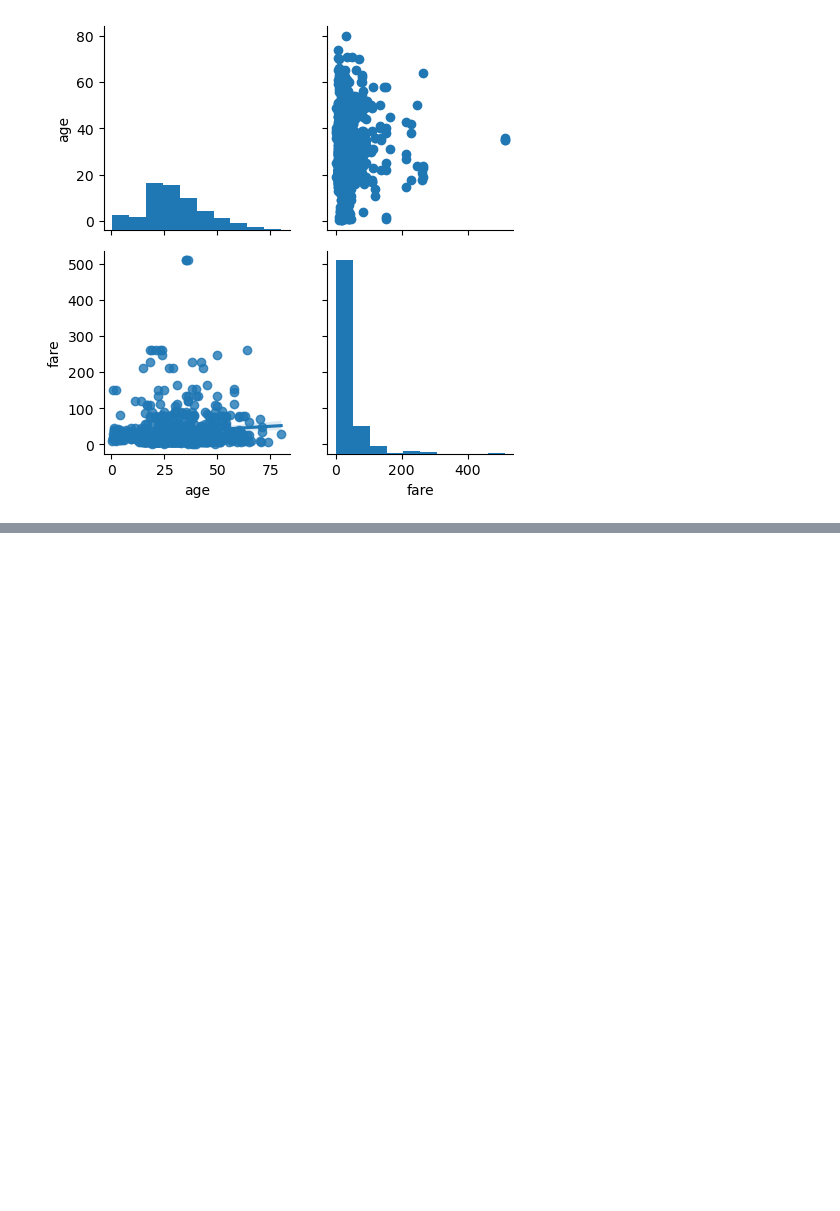
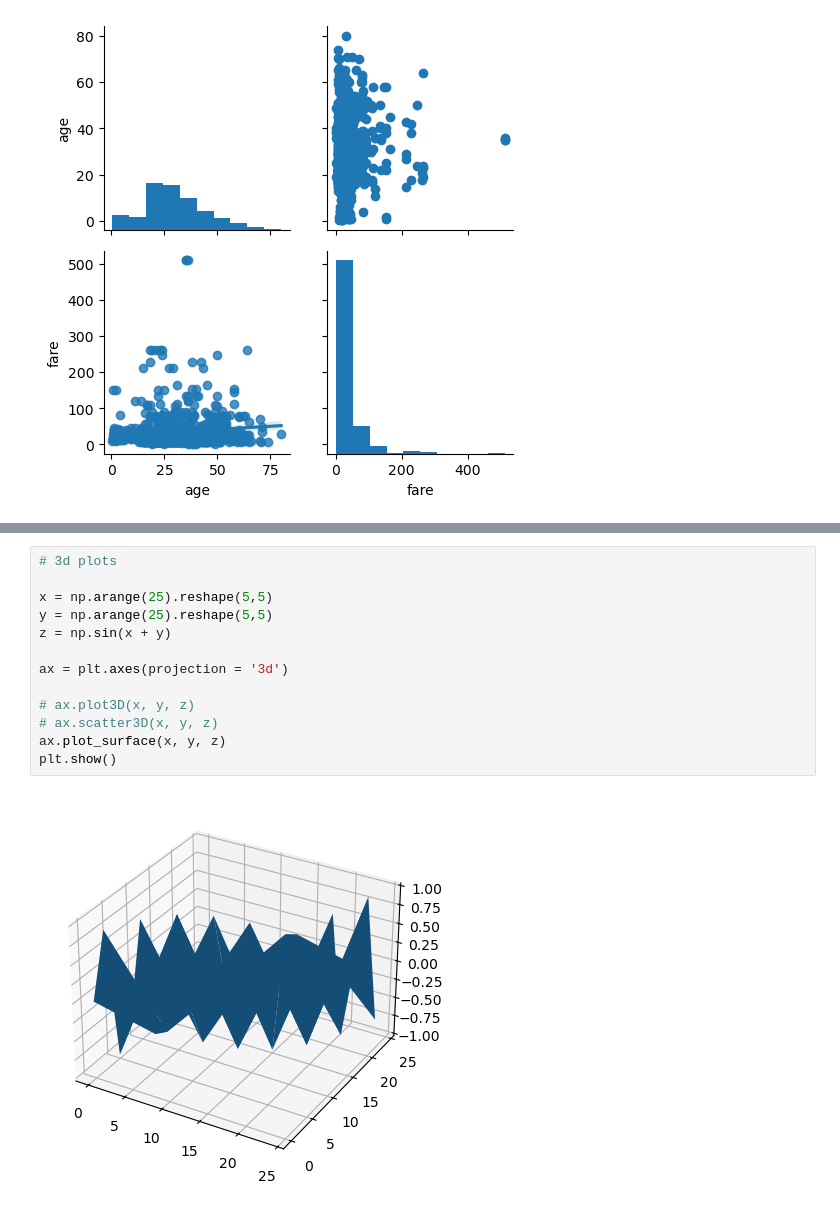
Before and after one commit to gkbichara/Programming-Tools, a Jupyter notebook: Lecture-17/notebook.ipynb, the cells around one changed output, grey strips where cells are left out. Saved outputs shown, nothing was run; the diff lists cells and outputs as text; blank space fills up the shorter version.

```diff
--- a/Lecture-17/notebook.ipynb
+++ b/Lecture-17/notebook.ipynb
@@ -69,0 +95,15 @@ sns.PairGrid(data = df[['age', 'fare']]).map_diag(plt.hist).map_upper(plt.scatte
+# %%
+# 3d plots
+
+x = np.arange(25).reshape(5,5)
+y = np.arange(25).reshape(5,5)
+z = np.sin(x + y)
+
+ax = plt.axes(projection = '3d')
+
+# ax.plot3D(x, y, z)
+# ax.scatter3D(x, y, z)
+ax.plot_surface(x, y, z)
+plt.show()
+# %% [output]
+[figure, added]
```
Also changed, not shown: parts of 6 cells of this notebook.
